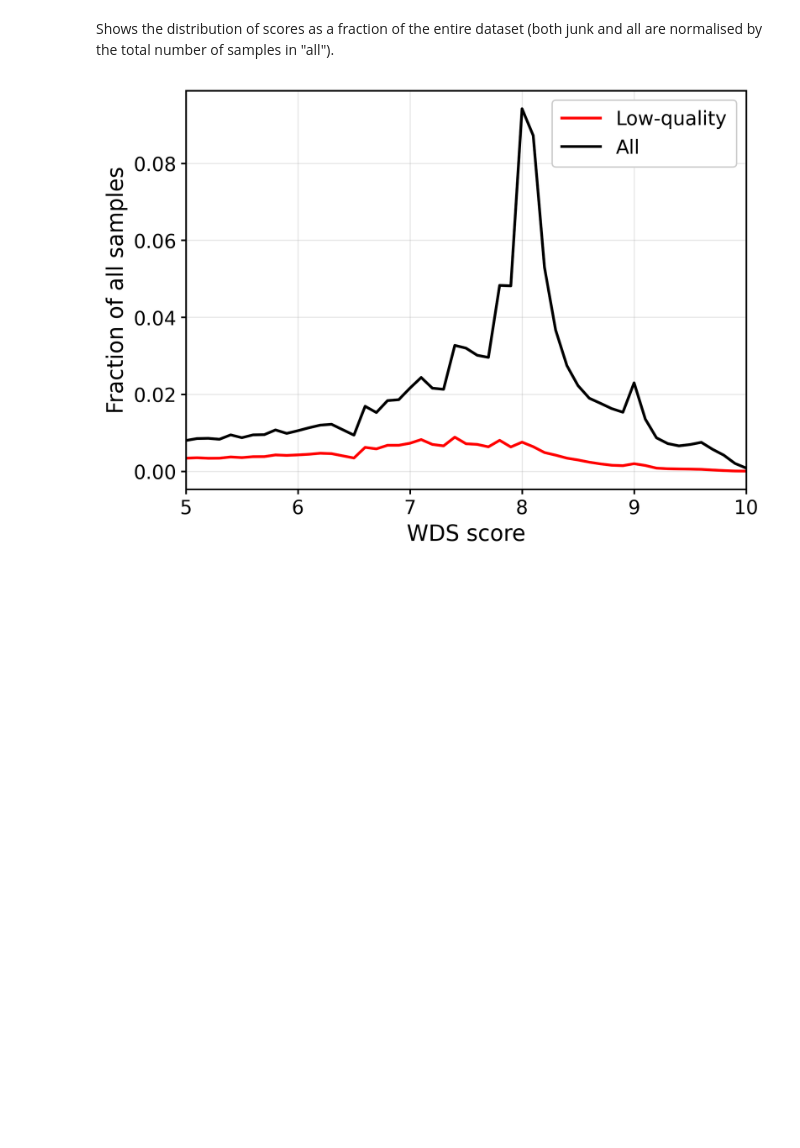
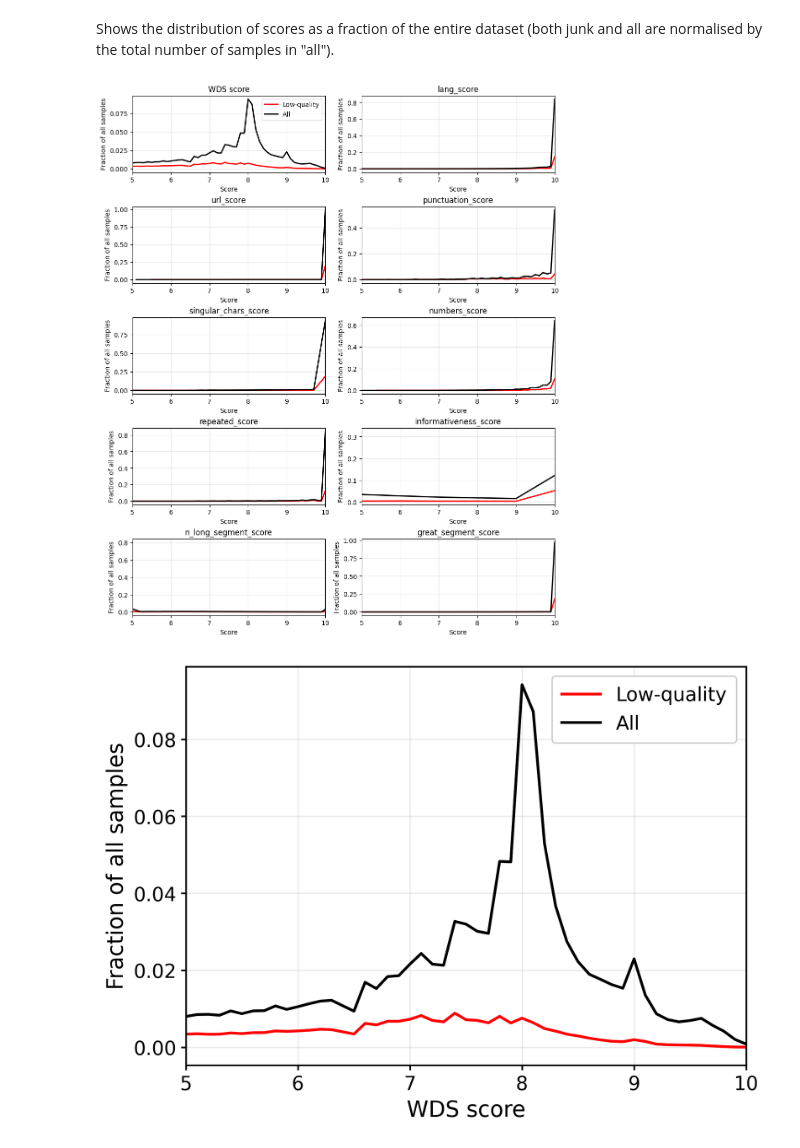
Before and after one commit to alrazz-n/persian_registers, a Jupyter notebook: Ham_Spam/Plots/Dist-hist.ipynb, the cells around one changed output. Drawn from its saved outputs; the diff is of its cells as text; code cells hidden in the pictures; blank space fills up the shorter version.

Commit message:
Matplotlib Big plots
Export with matplotlib the big figures

```diff
--- a/Ham_Spam/Plots/Dist-hist.ipynb
+++ b/Ham_Spam/Plots/Dist-hist.ipynb
@@ -404,3 +402,53 @@ fig.write_image(
     "Figure_Y_full.png",
     scale=2
 )
+# %%
+# matplotlib
+
+import matplotlib.pyplot as plt
+import numpy as np
+
+fig, axes = plt.subplots(5, 2, figsize=(10, 12), constrained_layout=True)
+axes = axes.flatten()
+
+for i, title in enumerate(titles):
+    ax = axes[i]
+
+    # Total number of "all" samples for this score
+    all_total = sum(data["all"][i].values())
+
+    for dataset, color in [("junk", "red"), ("all", "black")]:
+        keys = sorted(data[dataset][i].keys())
+
+        x = np.array(keys, dtype=float) / 10  # Display 5.0–10.0 instead of 50–100
+        y = np.array([data[dataset][i][k] for k in keys], dtype=float)
+
+        # Fraction of all samples (same denominator for both curves)
+        y = y / all_total
+
+        ax.plot(
+            x,
+            y,
+            color=color,
+            linewidth=2,
+            label="Low-quality" if dataset == "junk" else dataset.capitalize(),
+        )
+
+    ax.set_title(title)
+    ax.set_xlabel("Score")
+    ax.set_ylabel("Fraction of all samples")
+
+    ax.set_xlim(5, 10)
+    ax.set_xticks(np.arange(5, 11, 1))
+
+    ax.grid(True, alpha=0.3)
+
+    # Show legend only once
+    if i == 0:
+        ax.legend()
+
+#fig.suptitle("Score distributions: Junk vs All", fontsize=16)
+
+plt.show()
+# %% [output]
+[figure, added]
```
Also changed, not shown: parts of 4 cells of this notebook, 2 other files.
